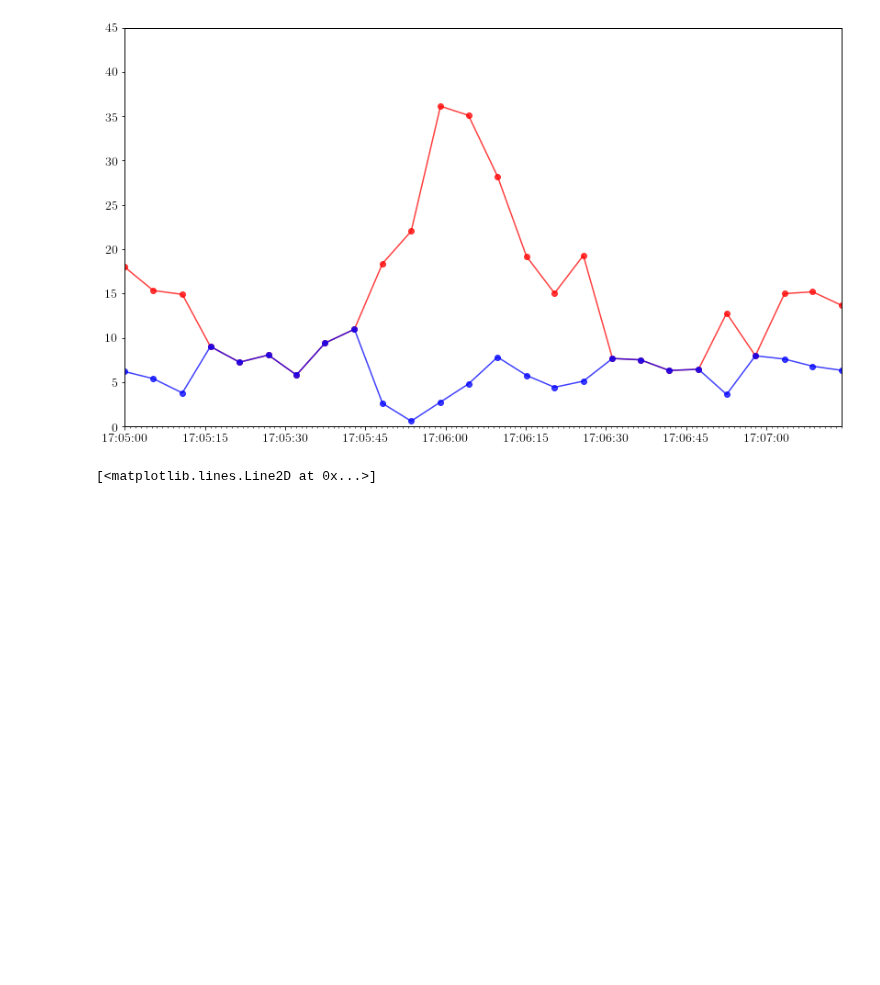
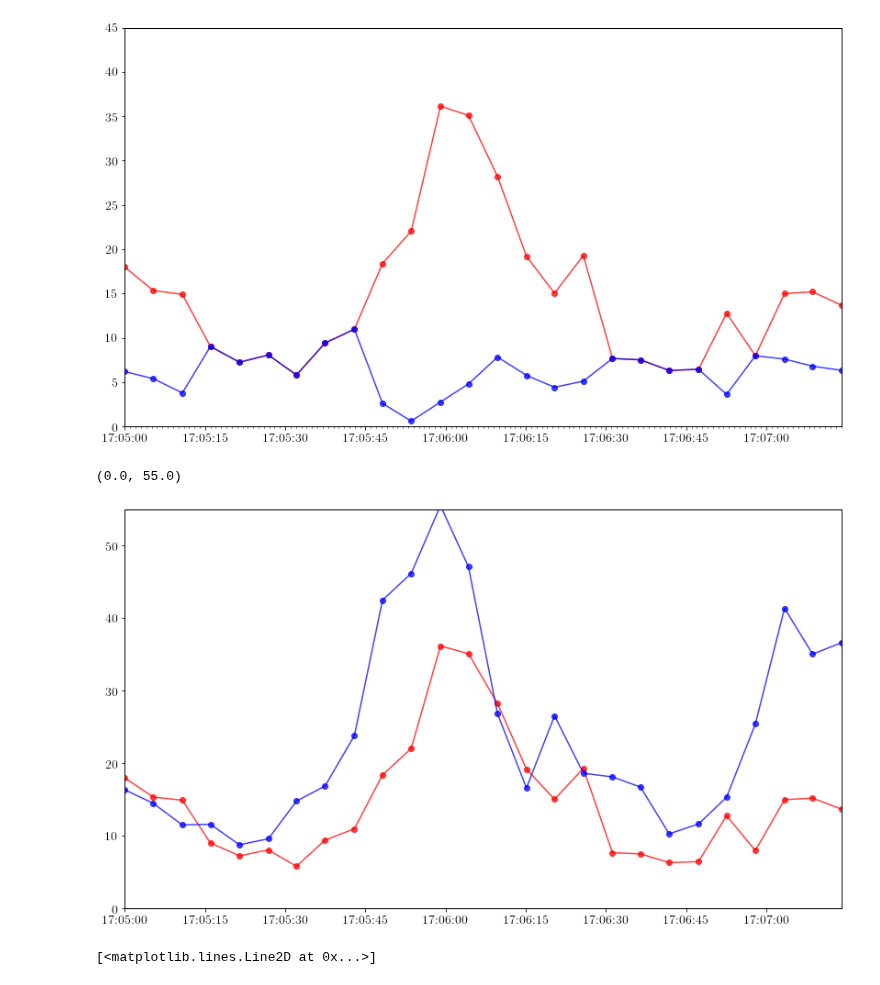
Before and after one commit to wilashfie/synth_spec, a Jupyter notebook: px69fit.ipynb, the cells around one changed output. Cells and saved outputs as stored; diff of their text form; code cells hidden in the pictures; blank space fills up the shorter version.

```diff
--- a/px69fit.ipynb
+++ b/px69fit.ipynb
@@ -130,6 +130,15 @@ ax.set_xlim([tm_iris[215], tm_iris[240]])
 # %% [output]
 (16368.71180439815, 16368.713357523147)
 [figure]
+# %%
+fig, ax = plt.subplots(figsize=(14,8))
+ax.plot_date(tm_iris,v_r,'r',alpha=0.75,marker='o')
+ax.plot_date(tm_iris,amp/np.max(amp)*200,'b',alpha=0.75,marker='o')
+ax.set_xlim([tm_iris[215], tm_iris[240]])
+ax.set_ylim(0,55)
+# %% [output]
+(0.0, 55.0)
+[figure, added]
 # %%
 ts = np.arange(1424,1430)-1200
 nn = len(ts)
```
Also changed, not shown: 1 other file.
